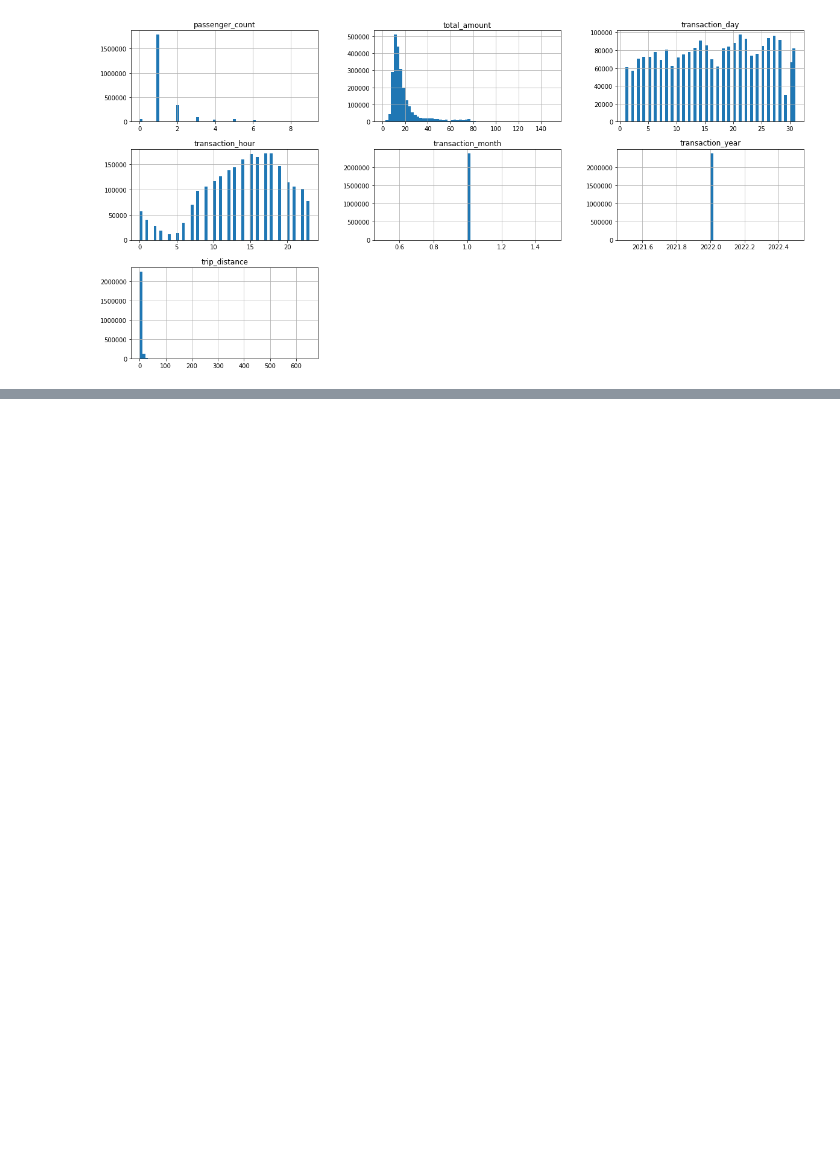
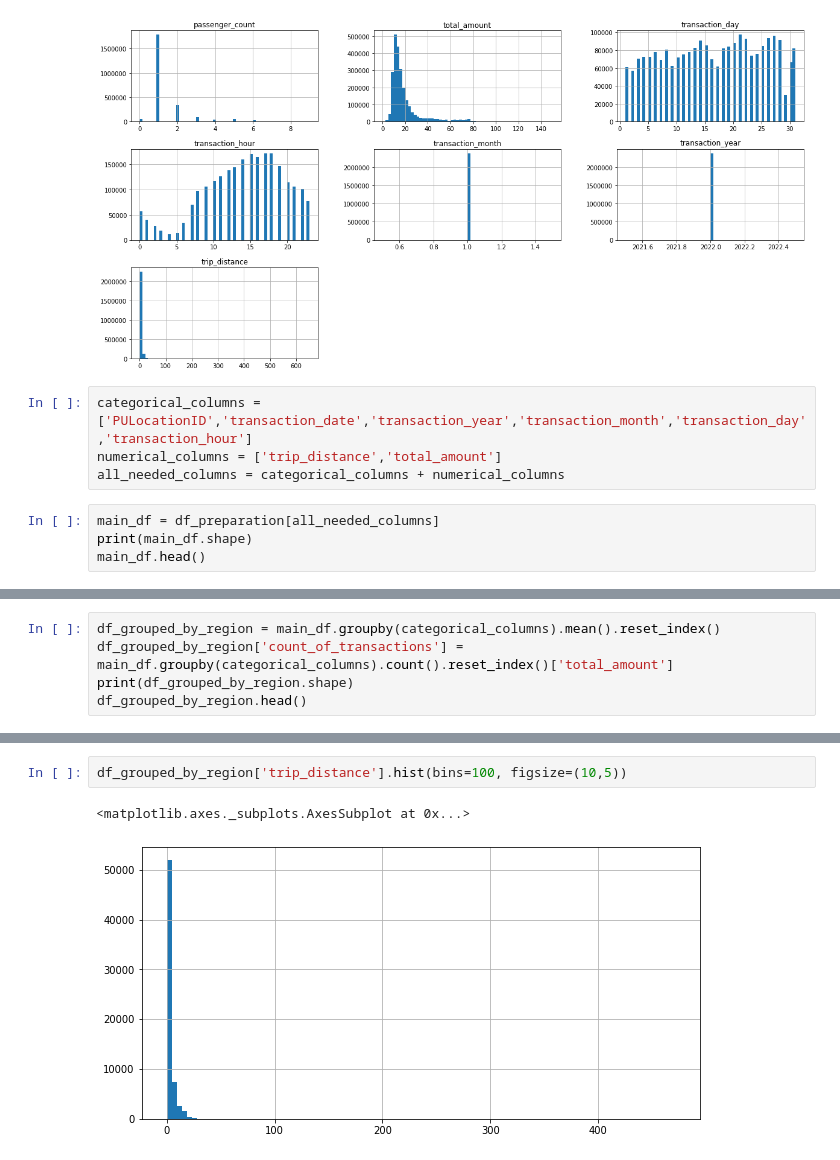
Before and after one commit to MosabKhaled/NewYorkTaxiAnalysis, a Jupyter notebook: New York Taxi Analysis .ipynb, the cells around one changed output, grey strips where cells are left out. Saved outputs shown, nothing was run; the diff lists cells and outputs as text; blank space fills up the shorter version.

Commit message:
Finished Data Preparation gotta study my model training options

```diff
--- a/New York Taxi Analysis .ipynb
+++ b/New York Taxi Analysis .ipynb
@@ -304,3 +291,11 @@ array([[<matplotlib.axes._subplots.AxesSubplot object at 0x...>,
         <matplotlib.axes._subplots.AxesSubplot object at 0x...>]],
       dtype=object)
 [figure]
+# %%
+categorical_columns = ['PULocationID','transaction_date','transaction_year','transaction_month','transaction_day','transaction_hour']
+numerical_columns = ['trip_distance','total_amount']
+all_needed_columns = categorical_columns + numerical_columns
+# %%
+main_df = df_preparation[all_needed_columns]
+print(main_df.shape)
+main_df.head()
@@ -306,0 +310,5 @@ array([[<matplotlib.axes._subplots.AxesSubplot object at 0x...>,
+# %%
+df_grouped_by_region = main_df.groupby(categorical_columns).mean().reset_index()
+df_grouped_by_region['count_of_transactions'] = main_df.groupby(categorical_columns).count().reset_index()['total_amount']
+print(df_grouped_by_region.shape)
+df_grouped_by_region.head()
@@ -306,0 +323,5 @@ array([[<matplotlib.axes._subplots.AxesSubplot object at 0x...>,
+# %%
+df_grouped_by_region['trip_distance'].hist(bins=100, figsize=(10,5))
+# %% [output]
+<matplotlib.axes._subplots.AxesSubplot at 0x...>
+[figure, added]
```
Also changed, not shown: parts of 4 cells of this notebook.
